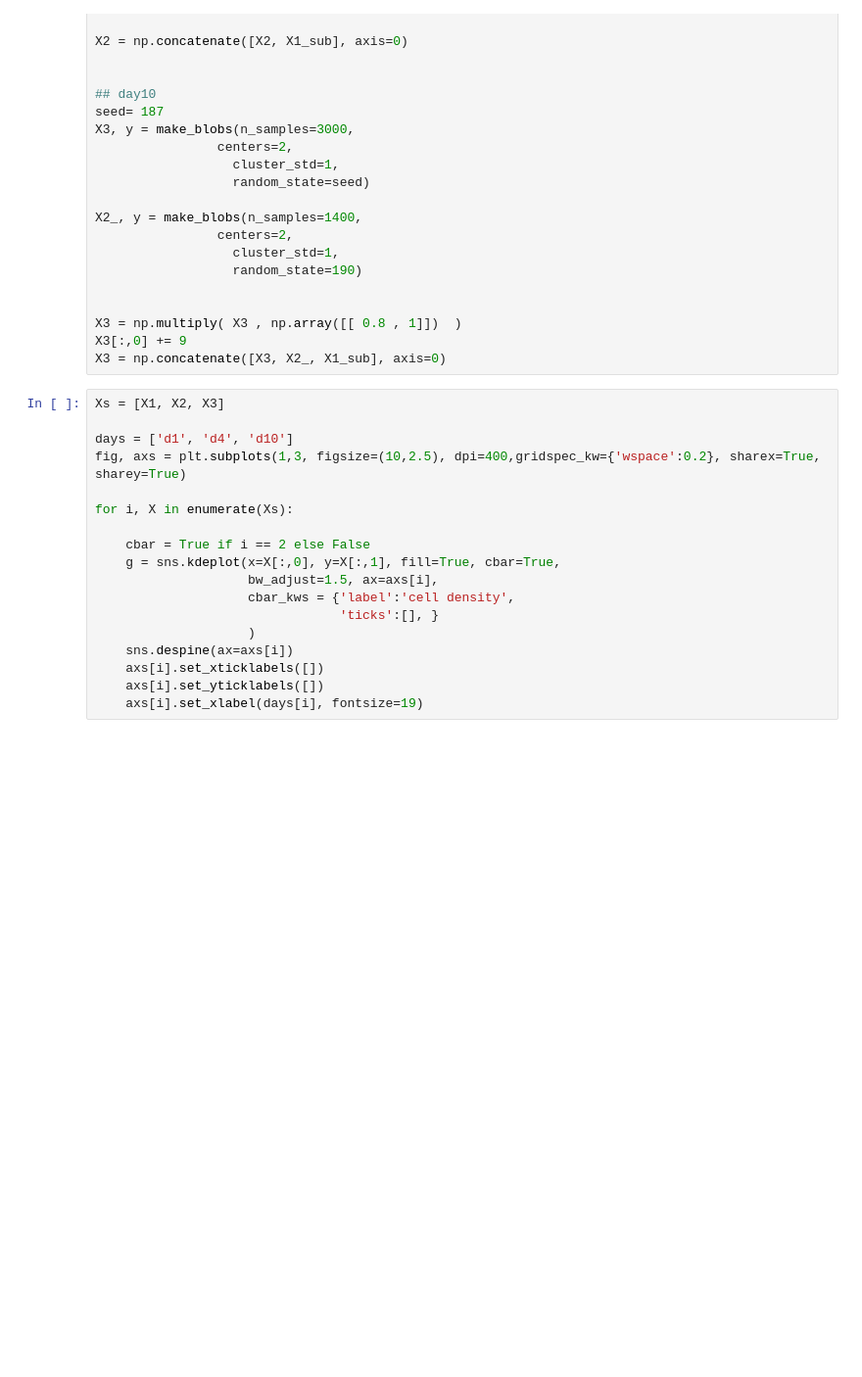
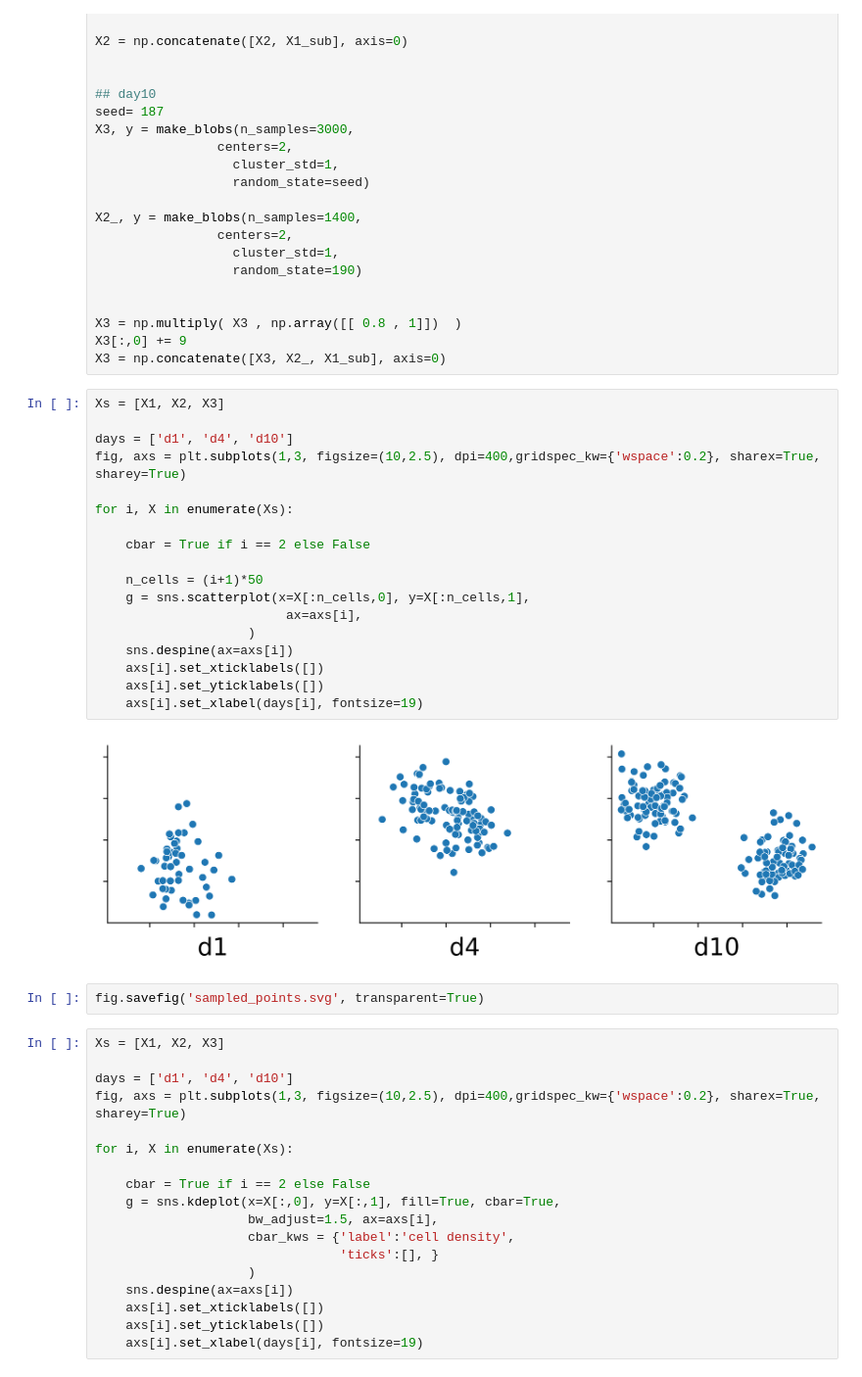
Before and after one commit to oZwZo/PINN_dynamics, a Jupyter notebook: simulate_plot/2d_density.ipynb, the cells around one changed output. Shown at 98% size. Drawn from its saved outputs; the diff is of its cells as text; blank space fills up the shorter version.

```diff
--- a/simulate_plot/2d_density.ipynb
+++ b/simulate_plot/2d_density.ipynb
@@ -117,6 +115,28 @@ X2_, y = make_blobs(n_samples=1400,
 X3 = np.multiply( X3 , np.array([[ 0.8 , 1]])  )
 X3[:,0] += 9
 X3 = np.concatenate([X3, X2_, X1_sub], axis=0)
+# %%
+Xs = [X1, X2, X3]
+
+days = ['d1', 'd4', 'd10']
+fig, axs = plt.subplots(1,3, figsize=(10,2.5), dpi=400,gridspec_kw={'wspace':0.2}, sharex=True, sharey=True)
+
+for i, X in enumerate(Xs):
+
+    cbar = True if i == 2 else False
+
+    n_cells = (i+1)*50
+    g = sns.scatterplot(x=X[:n_cells,0], y=X[:n_cells,1],
+                         ax=axs[i],
+                    )
+    sns.despine(ax=axs[i])
+    axs[i].set_xticklabels([])
+    axs[i].set_yticklabels([])
+    axs[i].set_xlabel(days[i], fontsize=19)
+# %% [output]
+[figure, added]
+# %%
+fig.savefig('sampled_points.svg', transparent=True)
 # %%
 Xs = [X1, X2, X3]
 
```
Also changed, not shown: parts of 5 cells of this notebook, 8 other files.
